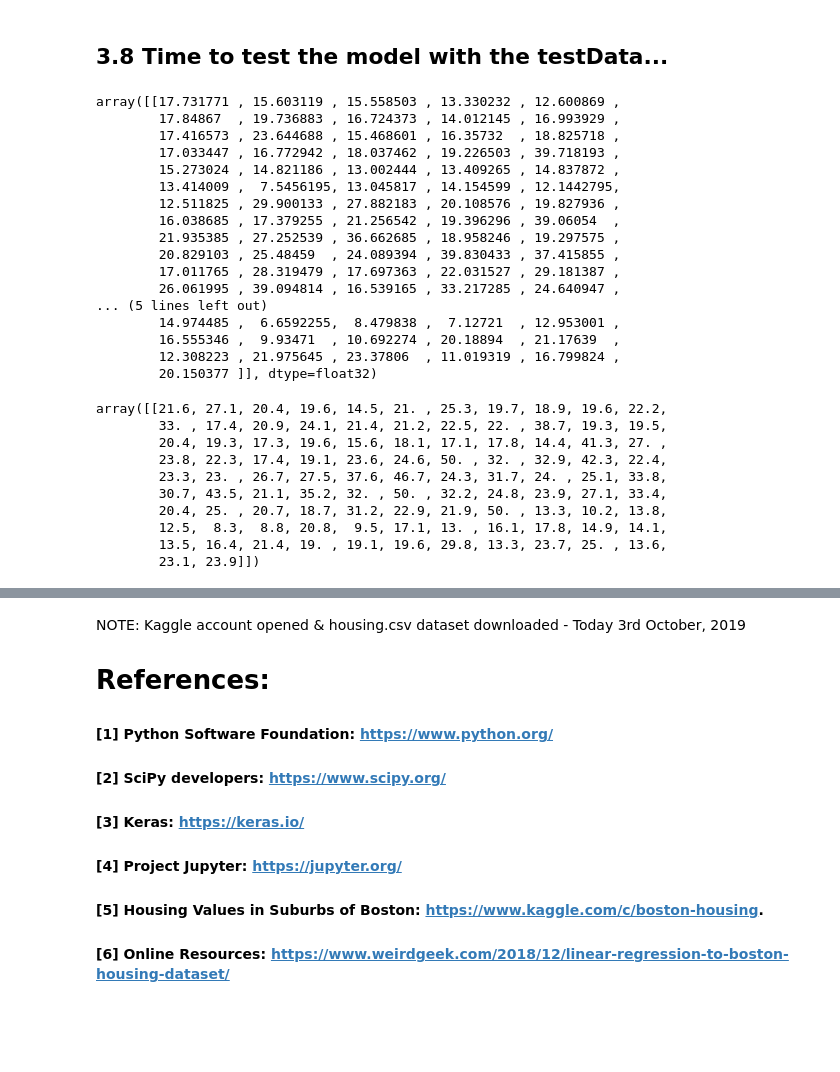
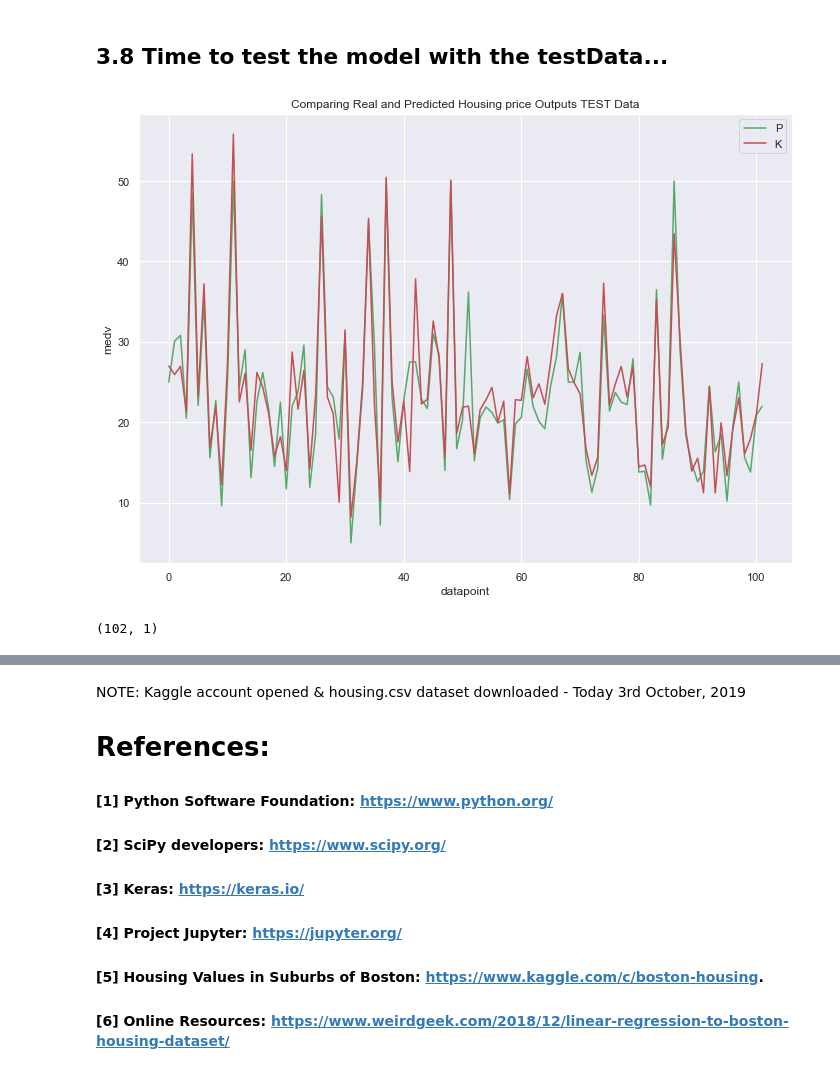
Before and after one commit to dewaledr/MLearning-Projects, a Jupyter notebook: Project_BostonHousePrices.ipynb, the cells around one changed output, grey strips where cells are left out. Drawn from its saved outputs; the diff is of its cells as text; code cells hidden in the pictures; blank space fills up the shorter version.

```diff
--- a/Project_BostonHousePrices.ipynb
+++ b/Project_BostonHousePrices.ipynb
@@ -906,38 +856,28 @@ plt.show()
 # %% [markdown]
 ## 3.8 Time to test the model with the testData...
-# %%
-# TODO2
-# m.predict(testData)
-m.predict(scaledTest_df).T
-# %% [output]
-array([[17.731771 , 15.603119 , 15.558503 , 13.330232 , 12.600869 ,
-        17.84867  , 19.736883 , 16.724373 , 14.012145 , 16.993929 ,
-        17.416573 , 23.644688 , 15.468601 , 16.35732  , 18.825718 ,
-        17.033447 , 16.772942 , 18.037462 , 19.226503 , 39.718193 ,
-        15.273024 , 14.821186 , 13.002444 , 13.409265 , 14.837872 ,
-        13.414009 ,  7.5456195, 13.045817 , 14.154599 , 12.1442795,
-        12.511825 , 29.900133 , 27.882183 , 20.108576 , 19.827936 ,
-        16.038685 , 17.379255 , 21.256542 , 19.396296 , 39.06054  ,
-        21.935385 , 27.252539 , 36.662685 , 18.958246 , 19.297575 ,
-        20.829103 , 25.48459  , 24.089394 , 39.830433 , 37.415855 ,
-        17.011765 , 28.319479 , 17.697363 , 22.031527 , 29.181387 ,
-        26.061995 , 39.094814 , 16.539165 , 33.217285 , 24.640947 ,
-... (5 lines left out)
-        14.974485 ,  6.6592255,  8.479838 ,  7.12721  , 12.953001 ,
-        16.555346 ,  9.93471  , 10.692274 , 20.18894  , 21.17639  ,
-        12.308223 , 21.975645 , 23.37806  , 11.019319 , 16.799824 ,
-        20.150377 ]], dtype=float32)
-# %%
-# Correct output
-outputTestDataY.values.reshape(1,101)
-# %% [output]
-array([[21.6, 27.1, 20.4, 19.6, 14.5, 21. , 25.3, 19.7, 18.9, 19.6, 22.2,
-        33. , 17.4, 20.9, 24.1, 21.4, 21.2, 22.5, 22. , 38.7, 19.3, 19.5,
-        20.4, 19.3, 17.3, 19.6, 15.6, 18.1, 17.1, 17.8, 14.4, 41.3, 27. ,
-        23.8, 22.3, 17.4, 19.1, 23.6, 24.6, 50. , 32. , 32.9, 42.3, 22.4,
-        23.3, 23. , 26.7, 27.5, 37.6, 46.7, 24.3, 31.7, 24. , 25.1, 33.8,
-        30.7, 43.5, 21.1, 35.2, 32. , 50. , 32.2, 24.8, 23.9, 27.1, 33.4,
-        20.4, 25. , 20.7, 18.7, 31.2, 22.9, 21.9, 50. , 13.3, 10.2, 13.8,
-        12.5,  8.3,  8.8, 20.8,  9.5, 17.1, 13. , 16.1, 17.8, 14.9, 14.1,
-        13.5, 16.4, 21.4, 19. , 19.1, 19.6, 29.8, 13.3, 23.7, 25. , 13.6,
-        23.1, 23.9]])
+# %%
+test_predictions = model.predict(X_test)
+
+#test_predictions.T
+# %%
+# Create plots of the 2 Outputs for better visual comparison 101
+xT = np.arange(0.0,102.0,1)
+
+# yTPr = m.predict(scaledTest_df)        # Predicted Y
+# yTKn   = outputTestDataY              # Known Y
+
+plt.plot(xT, y_test, 'g-')
+plt.plot(xT, test_predictions, 'r-')
+plt.title("Comparing Real and Predicted Housing price Outputs TEST Data")
+plt.xlabel("datapoint")
+plt.ylabel("medv")
+plt.legend("PK")
+
+plt.show()
+# %% [output]
+[figure, added]
+# %%
+pred_df = pd.DataFrame(y_test,columns=['Test Y'])
+pred_df.shape
+# %% [output]
+(102, 1)
```
Also changed, not shown: parts of 81 cells of this notebook, 2 other files.
